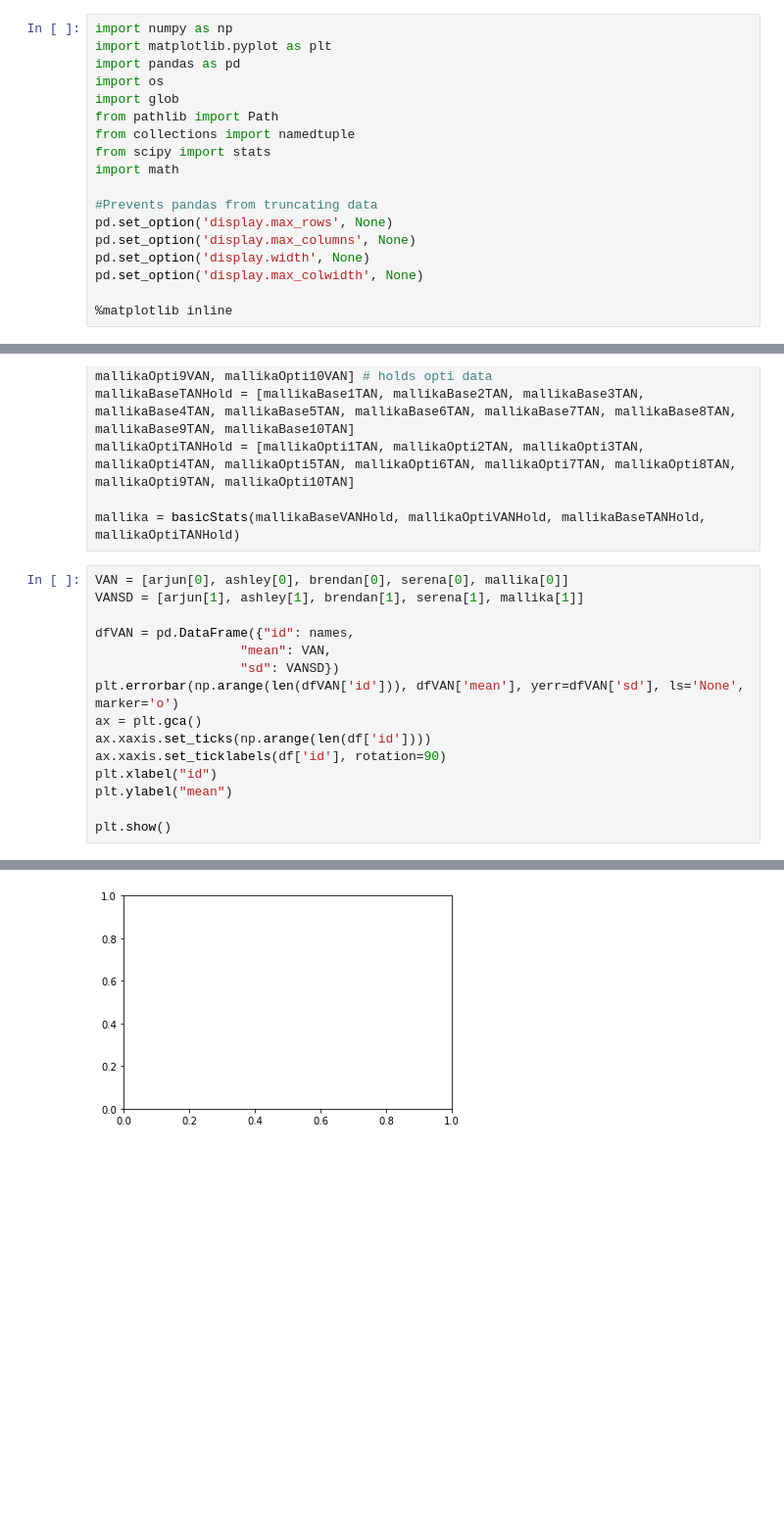
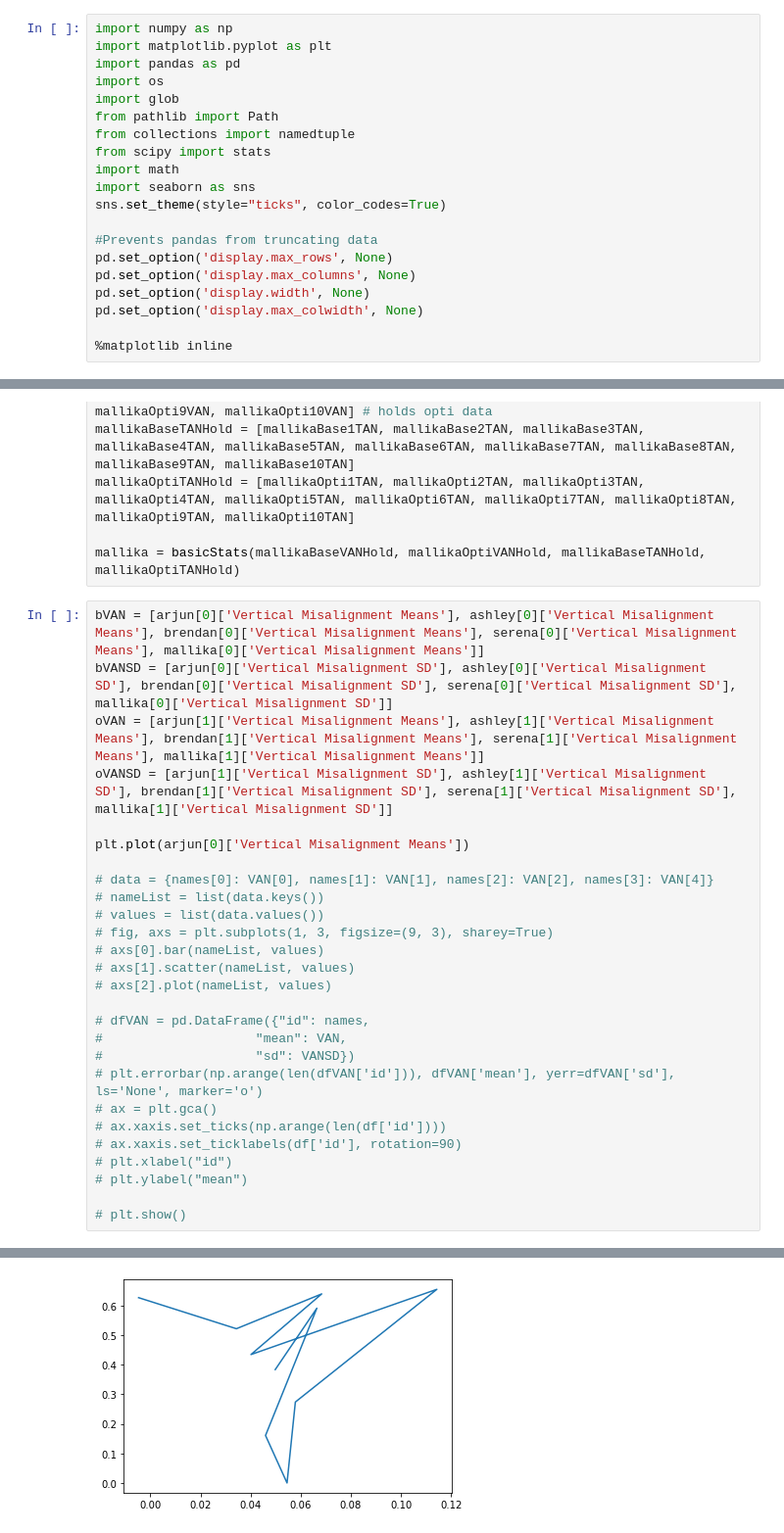
Before and after one commit to jhuhsl/hsl_2021, a Jupyter notebook: Lenses Code/Combo Data.ipynb, the cells around one changed output, grey strips where cells are left out. Shown at 98% size. Cells and saved outputs as stored; diff of their text form; blank space fills up the shorter version.

Commit message:
4/30 update
tried to create a plot, didn't work out

```diff
--- a/Lenses Code/Combo Data.ipynb
+++ b/Lenses Code/Combo Data.ipynb
@@ -8,6 +8,8 @@ from pathlib import Path
 from collections import namedtuple
 from scipy import stats
 import math
+import seaborn as sns
+sns.set_theme(style="ticks", color_codes=True)
 
 #Prevents pandas from truncating data
 pd.set_option('display.max_rows', None)
@@ -424,18 +428,30 @@ mallikaOptiTANHold = [mallikaOpti1TAN, mallikaOpti2TAN, mallikaOpti3TAN, mallika
 
 mallika = basicStats(mallikaBaseVANHold, mallikaOptiVANHold, mallikaBaseTANHold, mallikaOptiTANHold)
 # %%
-VAN = [arjun[0], ashley[0], brendan[0], serena[0], mallika[0]]
-VANSD = [arjun[1], ashley[1], brendan[1], serena[1], mallika[1]]
+bVAN = [arjun[0]['Vertical Misalignment Means'], ashley[0]['Vertical Misalignment Means'], brendan[0]['Vertical Misalignment Means'], serena[0]['Vertical Misalignment Means'], mallika[0]['Vertical Misalignment Means']]
+bVANSD = [arjun[0]['Vertical Misalignment SD'], ashley[0]['Vertical Misalignment SD'], brendan[0]['Vertical Misalignment SD'], serena[0]['Vertical Misalignment SD'], mallika[0]['Vertical Misalignment SD']]
+oVAN = [arjun[1]['Vertical Misalignment Means'], ashley[1]['Vertical Misalignment Means'], brendan[1]['Vertical Misalignment Means'], serena[1]['Vertical Misalignment Means'], mallika[1]['Vertical Misalignment Means']]
+oVANSD = [arjun[1]['Vertical Misalignment SD'], ashley[1]['Vertical Misalignment SD'], brendan[1]['Vertical Misalignment SD'], serena[1]['Vertical Misalignment SD'], mallika[1]['Vertical Misalignment SD']]
 
-dfVAN = pd.DataFrame({"id": names,
-                   "mean": VAN,
-                   "sd": VANSD})
-plt.errorbar(np.arange(len(dfVAN['id'])), dfVAN['mean'], yerr=dfVAN['sd'], ls='None', marker='o')
-ax = plt.gca()
-ax.xaxis.set_ticks(np.arange(len(df['id'])))
-ax.xaxis.set_ticklabels(df['id'], rotation=90)
-plt.xlabel("id")
-plt.ylabel("mean")
+plt.plot(arjun[0]['Vertical Misalignment Means'])
 
-plt.show()
+# data = {names[0]: VAN[0], names[1]: VAN[1], names[2]: VAN[2], names[3]: VAN[4]}
+# nameList = list(data.keys())
+# values = list(data.values())
+# fig, axs = plt.subplots(1, 3, figsize=(9, 3), sharey=True)
+# axs[0].bar(nameList, values)
+# axs[1].scatter(nameList, values)
+# axs[2].plot(nameList, values)
+
+# dfVAN = pd.DataFrame({"id": names,
+#                    "mean": VAN,
+#                    "sd": VANSD})
+# plt.errorbar(np.arange(len(dfVAN['id'])), dfVAN['mean'], yerr=dfVAN['sd'], ls='None', marker='o')
+# ax = plt.gca()
+# ax.xaxis.set_ticks(np.arange(len(df['id'])))
+# ax.xaxis.set_ticklabels(df['id'], rotation=90)
+# plt.xlabel("id")
+# plt.ylabel("mean")
+
+# plt.show()
 # %% [output]
@@ -443 +459 @@ ValueError: setting an array element with a sequence.
-[figure, old version]
+[figure, new version]
```
Also changed, not shown: parts of 2 cells of this notebook.
